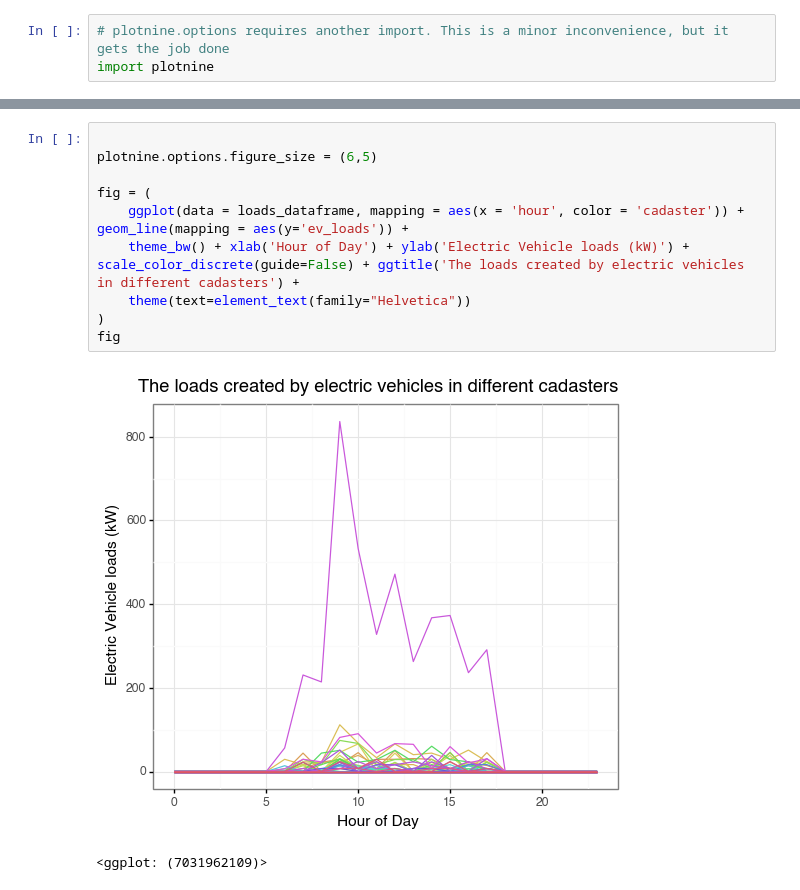
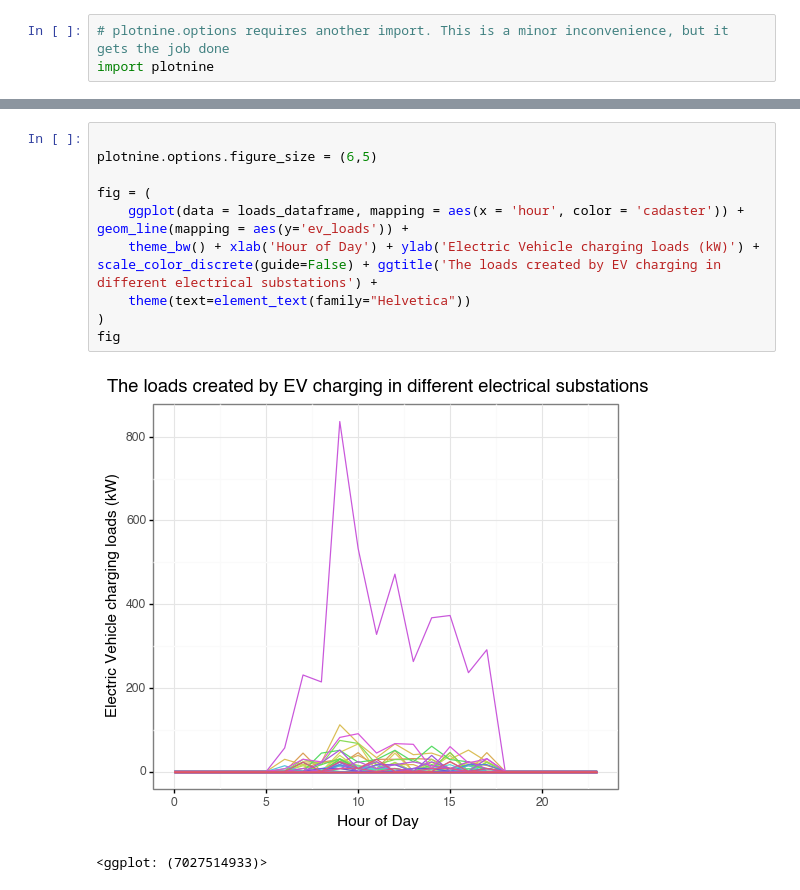
Before and after one commit to ilmaruduste/grid_congestion_manager, a Jupyter notebook: Data_Processing.ipynb, the cells around one changed output, grey strips where cells are left out. Saved outputs shown, nothing was run; the diff lists cells and outputs as text.

```diff
--- a/Data_Processing.ipynb
+++ b/Data_Processing.ipynb
@@ -198,13 +198,13 @@ fig
 # %%
 
 plotnine.options.figure_size = (6,5)
 
 fig = (
     ggplot(data = loads_dataframe, mapping = aes(x = 'hour', color = 'cadaster')) + geom_line(mapping = aes(y='ev_loads')) +
-    theme_bw() + xlab('Hour of Day') + ylab('Electric Vehicle loads (kW)') + scale_color_discrete(guide=False) + ggtitle('The loads created by electric vehicles in different cadasters') +
+    theme_bw() + xlab('Hour of Day') + ylab('Electric Vehicle charging loads (kW)') + scale_color_discrete(guide=False) + ggtitle('The loads created by EV charging in different electrical substations') +
     theme(text=element_text(family="Helvetica"))
 )
 fig
 # %% [output]
-[figure, old version]
+[figure, new version]
-<ggplot: (7031962109)>
+<ggplot: (7027514933)>
```
Also changed, not shown: parts of 6 cells of this notebook.
